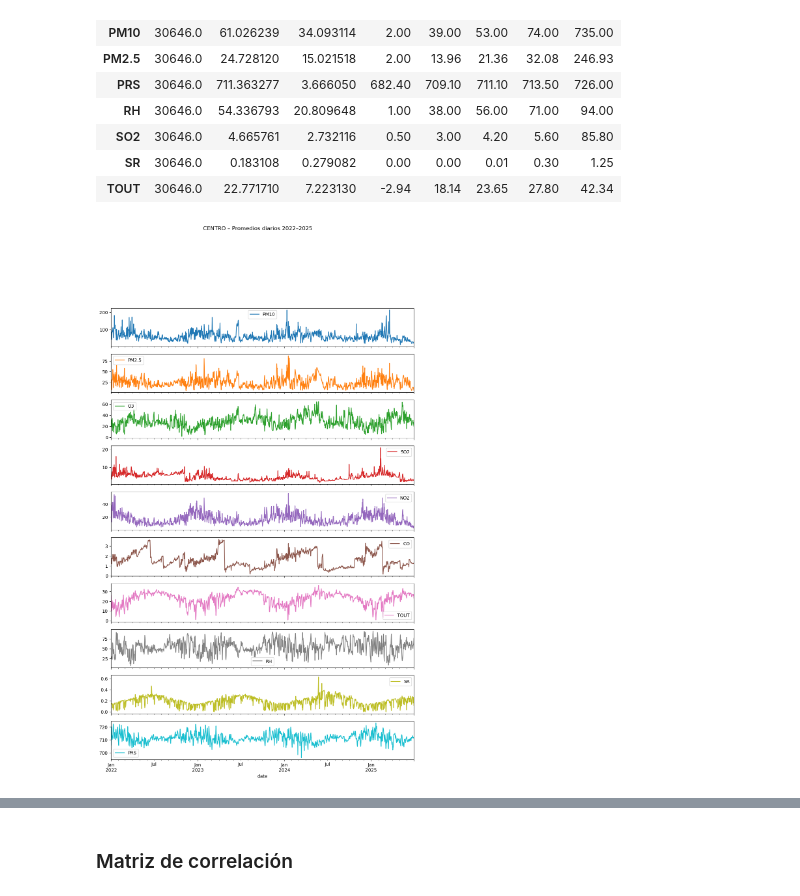
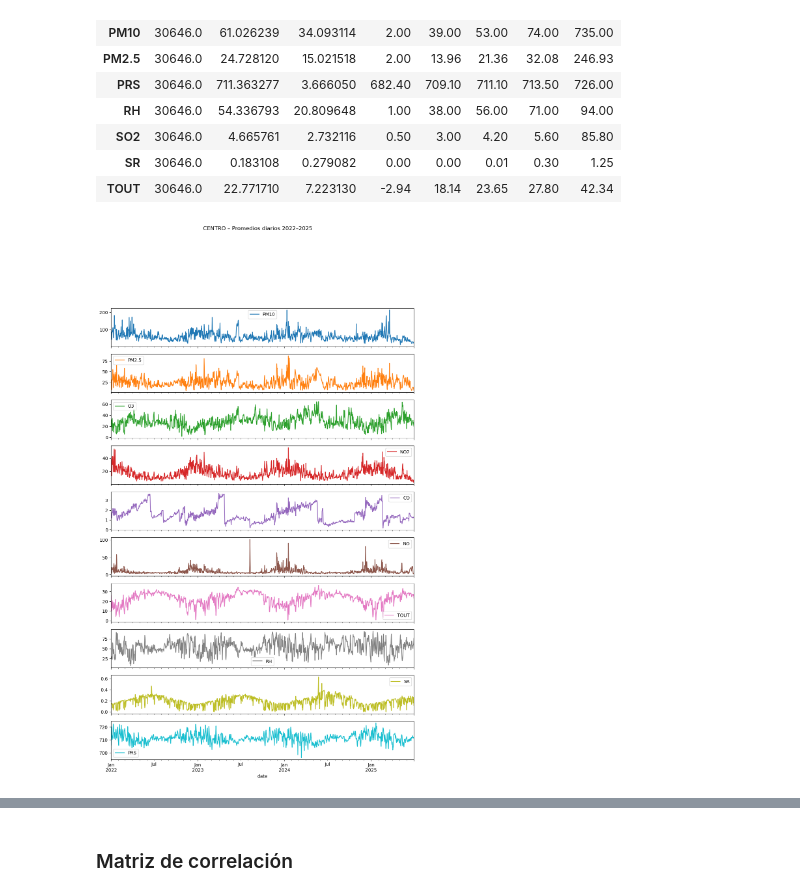
Before and after one commit to a01781585/Reto_MA2003B, a Jupyter notebook: Calidad_Aire_y_Contaminantes_ZMM.ipynb, the cells around one changed output, grey strips where cells are left out. Drawn from its saved outputs; the diff is of its cells as text; code cells hidden in the pictures.

```diff
--- a/Calidad_Aire_y_Contaminantes_ZMM.ipynb
+++ b/Calidad_Aire_y_Contaminantes_ZMM.ipynb
@@ -766,13 +812,13 @@ memory usage: 2.8 MB
 | SR | 30646.0 | 0.183108 | 0.279082 | 0.00 | 0.00 | 0.01 | 0.30 | 1.25 |
 | TOUT | 30646.0 | 22.771710 | 7.223130 | -2.94 | 18.14 | 23.65 | 27.80 | 42.34 |
 # %%
-cols_to_plot = ['PM10', 'PM2.5', 'O3', 'SO2','NO2','CO','TOUT','RH','SR','PRS']
+cols_to_plot = ['PM10', 'PM2.5', 'O3','NO2','CO', 'NO','TOUT','RH','SR','PRS']
 df[cols_to_plot].resample("D").mean().plot(subplots=True, figsize=(12, 18), sharex=True)
 plt.suptitle("CENTRO – Promedios diarios 2022–2025", y=1.02)
 plt.show()
 
 # Correlaciones básicas
 corr = df.corr()
 corr.loc[cols_to_plot, cols_to_plot]
 # %% [output]
-[figure, old version]
+[figure, new version]
```
Also changed, not shown: parts of 3 cells of this notebook.
